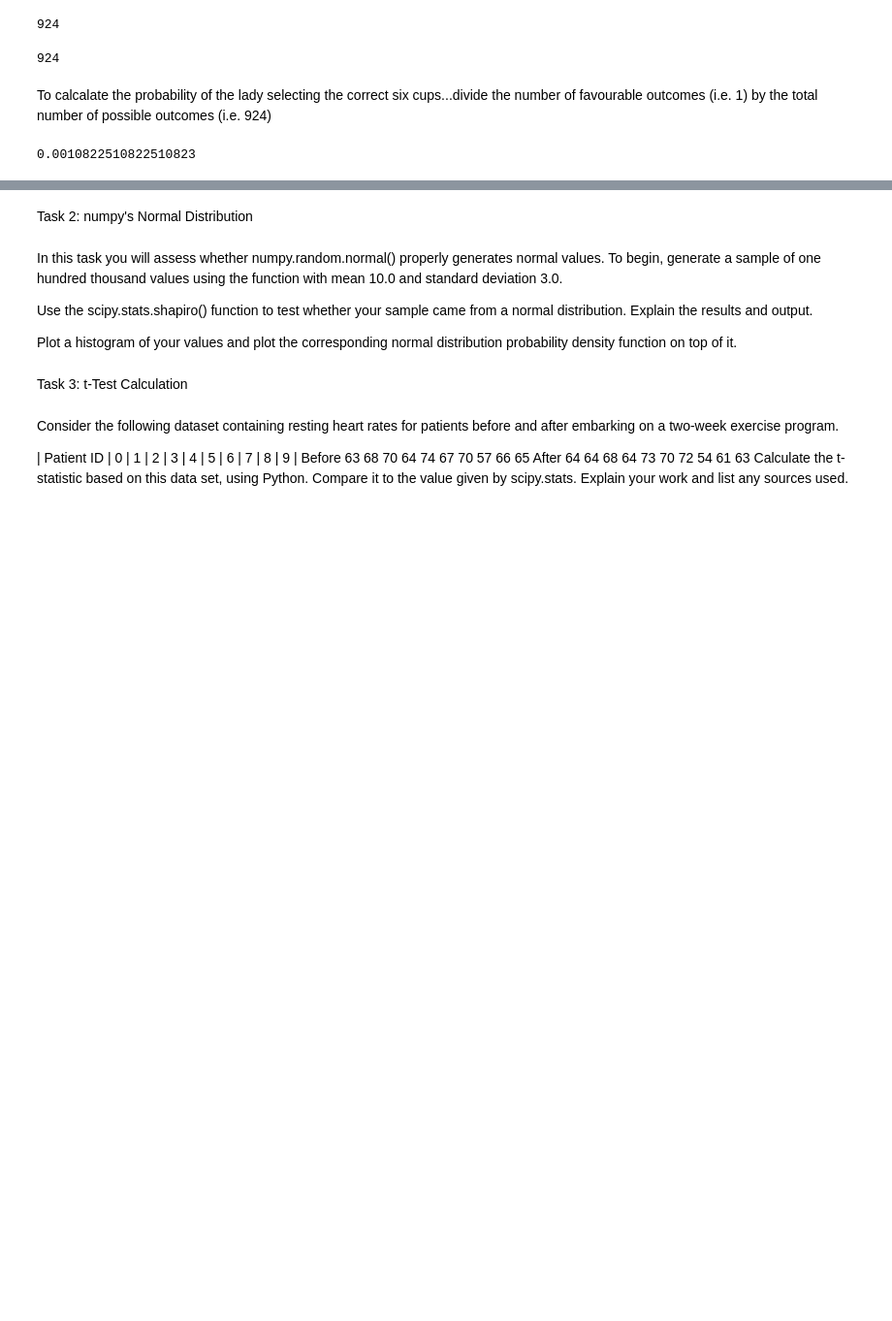
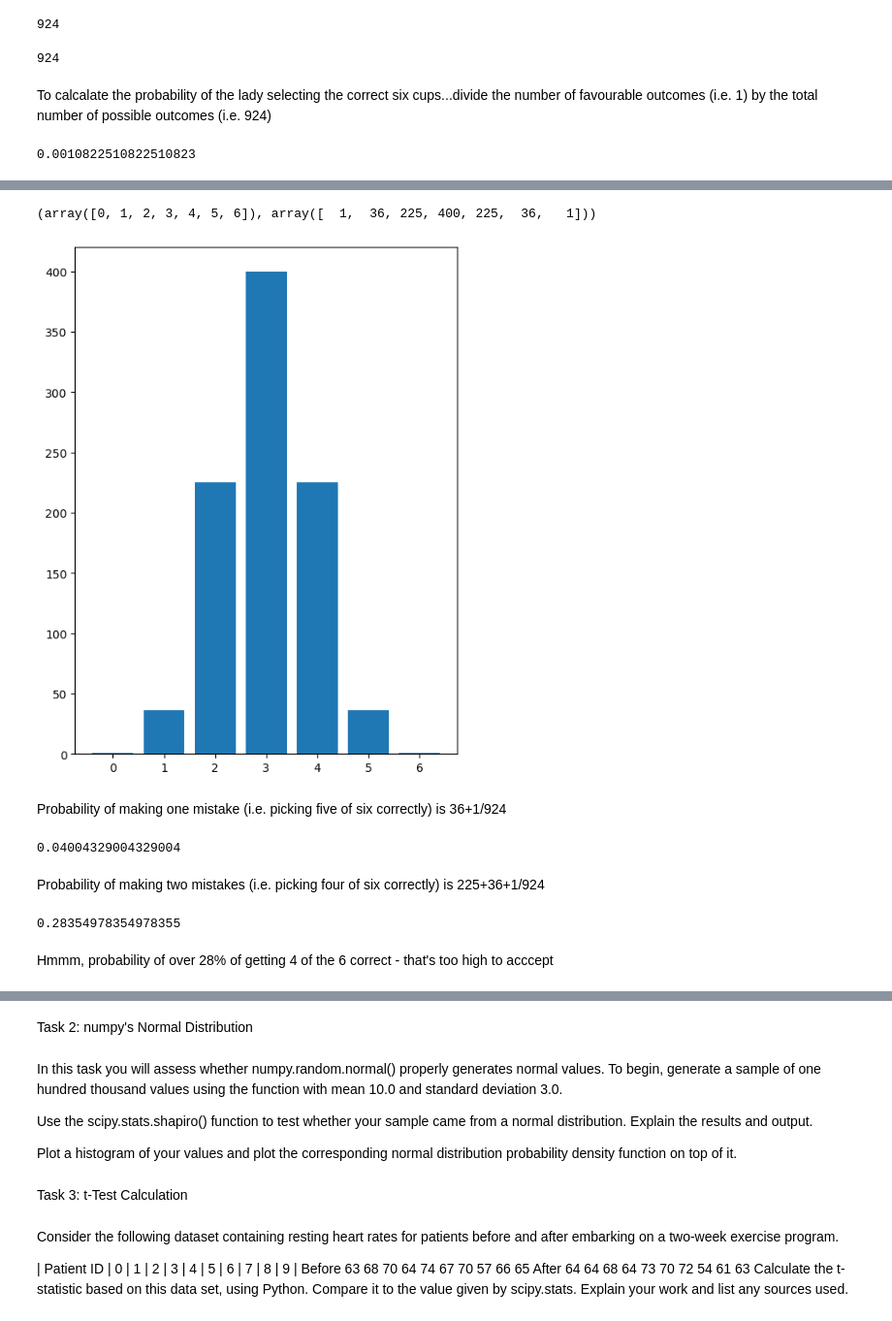
Before and after one commit to PeeBs68/applied_statistics, a Jupyter notebook: tasks.ipynb, the cells around one changed output, grey strips where cells are left out. Shown: that part at 97% size. Saved outputs shown, nothing was run; the diff lists cells and outputs as text; code cells hidden in the pictures; blank space fills up the shorter version.

```diff
--- a/tasks.ipynb
+++ b/tasks.ipynb
@@ -49,0 +71,5 @@ To calcalate the probability of the lady selecting the correct six cups...divide
+# %%
+possible_combinations = list(itertools.combinations(labels, num_cups_with_milk_first))
+
+#len(possible_combinations)
+possible_combinations
@@ -49,0 +96,7 @@ To calcalate the probability of the lady selecting the correct six cups...divide
+# %%
+cups_with_milk_sample = random.sample(labels,6)
+
+cups_with_milk_sample.sort()
+
+#set(cups_with_milk_sample)
+cups_with_milk_sample
@@ -49,0 +109,10 @@ To calcalate the probability of the lady selecting the correct six cups...divide
+# %%
+# Create a list to hold overlaps between the two sets of data
+num_overlaps = []
+
+for combination in possible_combinations:
+    s1 = set(combination)
+    s2 = set(cups_with_milk_sample)
+    overlap = s1.intersection(s2)
+    print(combination, overlap, len(overlap))
+    num_overlaps.append(len(overlap))
@@ -49,0 +165,25 @@ To calcalate the probability of the lady selecting the correct six cups...divide
+# %%
+counts = np.unique(num_overlaps, return_counts=True)
+
+counts
+# %% [output]
+(array([0, 1, 2, 3, 4, 5, 6]), array([  1,  36, 225, 400, 225,  36,   1]))
+# %%
+fig, ax = plt.subplots(figsize=(6,8))
+ax.bar(counts[0], counts[1]);
+# %% [output]
+[figure, added]
+# %% [markdown]
+Probability of making one mistake (i.e. picking five of six correctly) is 36+1/924
+# %%
+37/924
+# %% [output]
+0.04004329004329004
+# %% [markdown]
+Probability of making two mistakes (i.e. picking four of six correctly) is 225+36+1/924
+# %%
+(225+36+1)/924
+# %% [output]
+0.28354978354978355
+# %% [markdown]
+Hmmm, probability of over 28% of getting 4 of the 6 correct - that's too high to acccept
```
Also changed, not shown: parts of 15 cells of this notebook.
